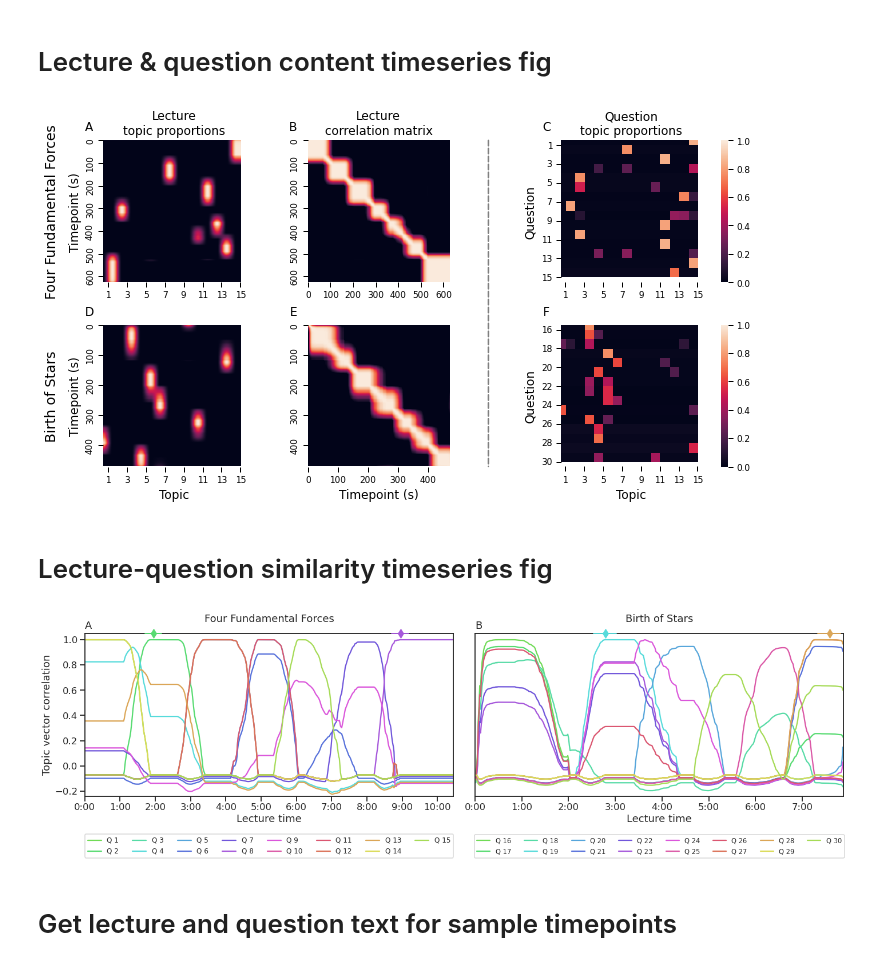
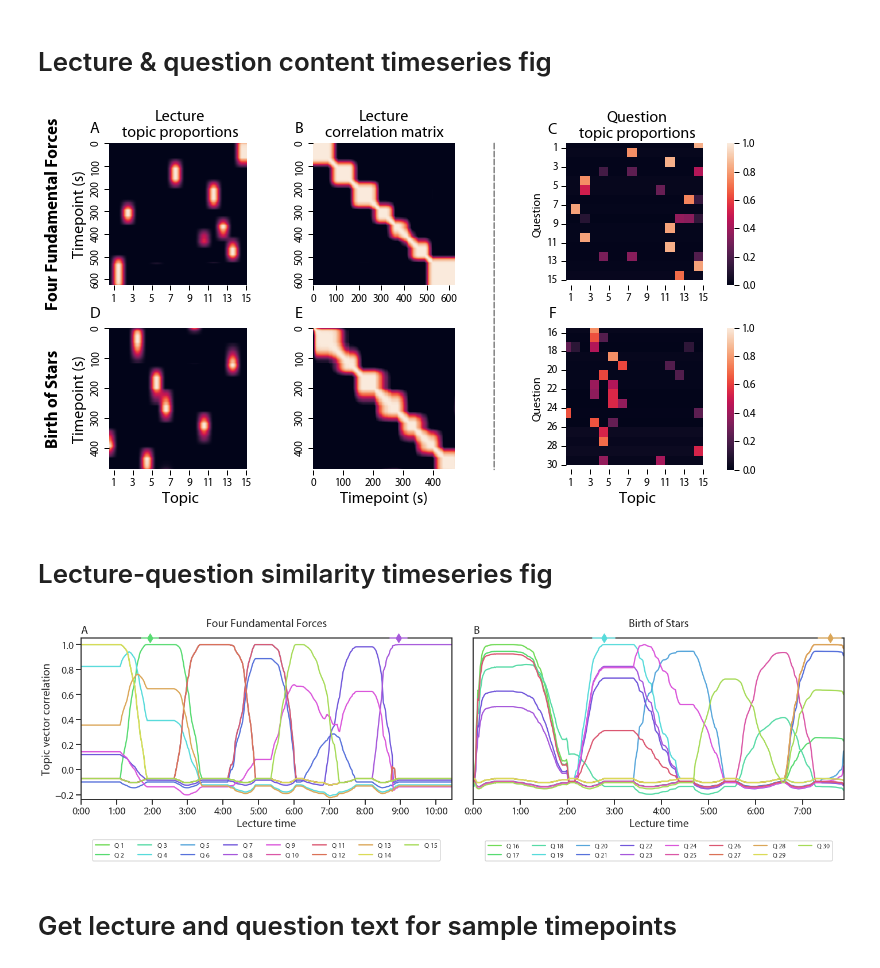
Before and after one commit to ContextLab/efficient-learning-khan, a Jupyter notebook: code/notebooks/2_lecture-question-timeseries-figs.ipynb, the cells around one changed output. Saved outputs shown, nothing was run; the diff lists cells and outputs as text; code cells hidden in the pictures.

```diff
--- a/code/notebooks/2_lecture-question-timeseries-figs.ipynb
+++ b/code/notebooks/2_lecture-question-timeseries-figs.ipynb
@@ -39,7 +39,7 @@ gridspec_kws = {
 }
 cbar_kws = {'pad': 0.1}
 # %%
-with sns.plotting_context('paper'):
+with sns.plotting_context('paper', font_scale=1.25):
     fig, axarr = plt.subplots(2, 4, gridspec_kw=gridspec_kws)
     fig.set_size_inches(12, 6)
     (
@@ -60,13 +60,14 @@ with sns.plotting_context('paper'):
     a.collections[0].remove()
     aspect = exp.forces_traj.shape[1] / exp.forces_traj.shape[0]
     a.imshow(exp.forces_traj, aspect=aspect, vmin=0, vmax=1, cmap=cmap)
-    a.set_title('Lecture\ntopic proportions', fontsize=12)
+    a.set_title('Lecture\ntopic proportions', fontsize=16)
     a.set_xticklabels(list(range(1, 16, 2)))
-    a.set_ylabel('Timepoint (s)', fontsize=12)
+    a.set_ylabel('Timepoint (s)', fontsize=16)
     a.annotate('Four Fundamental Forces',
                xy=(-.75, .5),
                xycoords=a.yaxis.label,
-               size='x-large',
+               fontweight='bold',
+               size=17,
                rotation=90,
                ha='right',
                va='center')
@@ -83,7 +84,7 @@ with sns.plotting_context('paper'):
                 ax=b)
     b.collections[0].remove()
     b.imshow(corrmat, aspect='equal', vmin=0, vmax=1, cmap=cmap)
-    b.set_title('Lecture\ncorrelation matrix', fontsize=12)
+    b.set_title('Lecture\ncorrelation matrix', fontsize=16)
 
     # topic proportions by quiz question
     sns.heatmap(forces_qs,
@@ -98,7 +99,7 @@ with sns.plotting_context('paper'):
     c.collections[0].remove()
     aspect = forces_qs.shape[1] / forces_qs.shape[0]
     c.imshow(forces_qs, aspect=aspect, vmin=0, vmax=1, cmap=cmap)
-    c.set_title('Question\ntopic proportions', fontsize=12)
+    c.set_title('Question\ntopic proportions', fontsize=16)
     c.set_xticklabels(list(range(1, 16, 2)))
     c.set_ylabel('Question', fontsize=12)
     c.set_yticklabels(list(range(1, 16, 2)), rotation=0)
@@ -116,13 +117,14 @@ with sns.plotting_context('paper'):
     d.collections[0].remove()
     aspect = exp.bos_traj.shape[1] / exp.bos_traj.shape[0]
     d.imshow(exp.bos_traj, aspect=aspect, vmin=0, vmax=1, cmap=cmap)
-    d.set_xlabel('Topic', fontsize=12)
+    d.set_xlabel('Topic', fontsize=16)
     d.set_xticklabels(list(range(1, 16, 2)))
-    d.set_ylabel('Timepoint (s)', fontsize=12)
+    d.set_ylabel('Timepoint (s)', fontsize=16)
     d.annotate('Birth of Stars',
                xy=(-.75, .5),
                xycoords=d.yaxis.label,
-               size='x-large',
+               fontweight='bold',
+               size=17,
                rotation=90,
                ha='right',
                va='center')
@@ -139,7 +141,7 @@ with sns.plotting_context('paper'):
                 ax=e)
     e.collections[0].remove()
     e.imshow(corrmat, aspect='equal', vmin=0, vmax=1, cmap=cmap)
-    e.set_xlabel('Timepoint (s)', fontsize=12)
+    e.set_xlabel('Timepoint (s)', fontsize=16)
 
     # topic proportions by quiz question
     sns.heatmap(bos_qs,
@@ -154,42 +156,42 @@ with sns.plotting_context('paper'):
     f.collections[0].remove()
     aspect = bos_qs.shape[1] / bos_qs.shape[0]
     f.imshow(bos_qs, aspect=aspect, vmin=0, vmax=1, cmap=cmap)
-    f.set_xlabel('Topic', fontsize=12)
+    f.set_xlabel('Topic', fontsize=16)
     f.set_xticklabels(list(range(1, 16, 2)))
     f.set_ylabel('Question', fontsize=12)
     f.set_yticklabels(list(range(16, 31, 2)), rotation=0)
 
     # separator line
     xyA = (0, 1)
     xyB = (0, 0)
     vline = ConnectionPatch(xyA,
                             xyB,
                             coordsA='axes fraction',
                             coordsB='axes fraction',
                             axesA=sep1,
                             axesB=sep2,
                             linestyle='--',
                             linewidth=1.5,
                             color='grey')
     sep2.add_artist(vline)
     sep1.axis('off')
     sep2.axis('off')
 
     # panel labels
     labels = 'ABCDEF'
     for i, ax in enumerate((a, b, c, d, e, f)):
         ax.text(-.1, 1.07,
                 labels[i],
                 horizontalalignment='center',
                 transform=ax.transAxes,
-                fontsize=12)
+                fontsize=16)
 
-#     plt.savefig(FIG_DIR.joinpath('content-timeseries.pdf'),
-#                 dpi=1000,
-#                 bbox_inches='tight')
+    plt.savefig(FIG_DIR.joinpath('content-timeseries.pdf'),
+                dpi=1000,
+                bbox_inches='tight')
     plt.show()
 # %% [output]
-[figure, old version]
+[figure, new version]
 # %% [markdown]
 # Lecture-question similarity timeseries fig
 # %%
@@ -207,10 +209,11 @@ forces_tpt_colors = np.array(palette.as_hex())[forces_qcorrs[forces_tpts].argmax
 bos_tpt_colors = np.array(palette.as_hex())[bos_qcorrs[bos_tpts].argmax(axis=1)]
 # %%
 with (
-    sns.plotting_context('talk'),
+    sns.plotting_context('talk', font_scale=1.1),
     sns.axes_style('ticks'),
     sns.color_palette(palette)
 ):
+    set_figure_style()
     fig, axarr = plt.subplots(1, 2, sharey=True)
     fig.set_size_inches(20, 7)
     fax, bax = axarr
@@ -293,7 +296,7 @@ with (
 #                 bbox_inches='tight')
     plt.show()
 # %% [output]
-[figure, old version]
+[figure, new version]
 # %% [markdown]
 # Get lecture and question text for sample timepoints
 # %%
```
Also changed, not shown: parts of 1 cell of this notebook, 18 other files.
